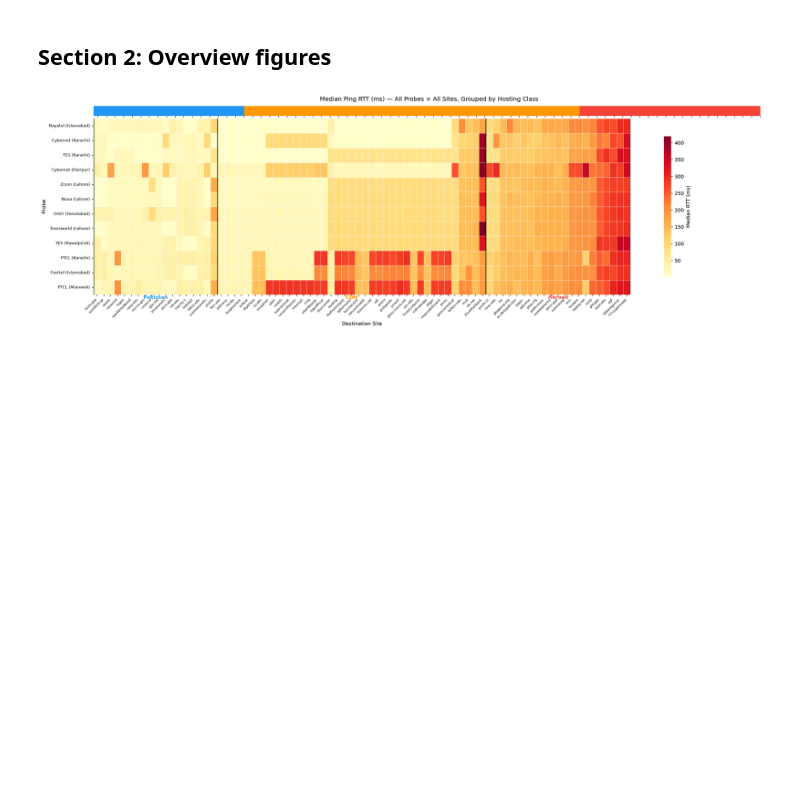
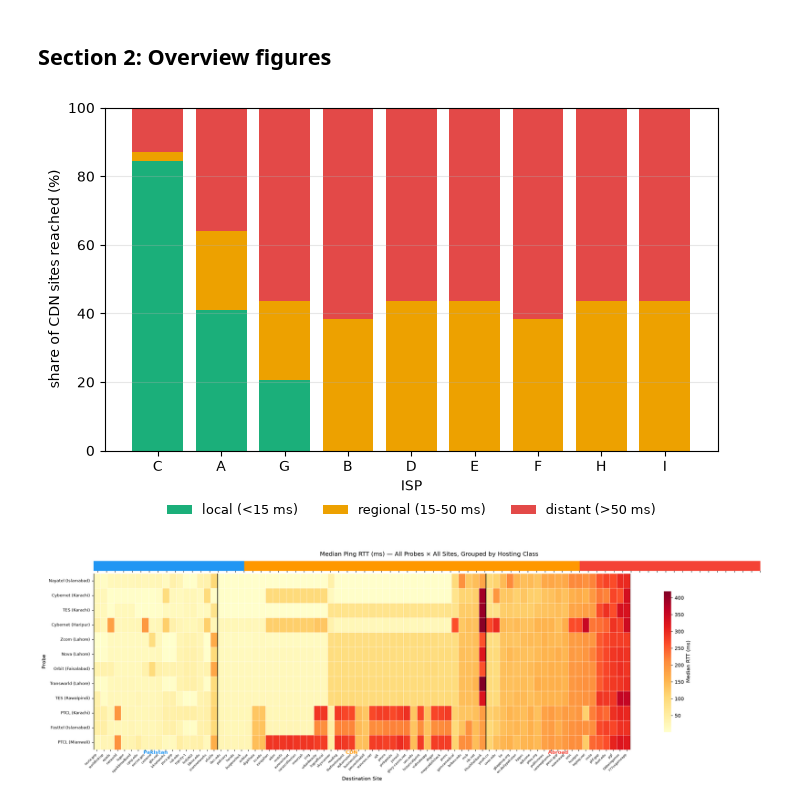
Before and after one commit to msaqib/pkinternet, a Jupyter notebook: experiments/07_longitudinal_panel/analysis/exp07_analysis.ipynb, the cells around one changed output. Drawn from its saved outputs; the diff is of its cells as text; code cells hidden in the pictures; blank space fills up the shorter version.

```diff
--- a/experiments/07_longitudinal_panel/analysis/exp07_analysis.ipynb
+++ b/experiments/07_longitudinal_panel/analysis/exp07_analysis.ipynb
@@ -235,6 +235,50 @@ Summary of Cleaning:
 - created trace_hops separately dropping hop_count 255 (timeouts) which is only for hop count analysis
 # %% [markdown]
 ## Section 2: Overview figures
+# %%
+import pandas as pd
+import matplotlib.pyplot as plt
+
+ISP_LABEL = {
+    'cybernet': 'A', 'fasttel': 'B', 'nayatel': 'C',
+    'nova': 'D', 'orbit': 'E', 'ptcl': 'F', 'tes': 'G',
+    'transworld': 'H', 'zcom': 'I',
+}
+
+cdn = pd.read_csv('cdn.csv')
+
+def pct(s, k):
+    return round((s == k).mean() * 100, 1)
+
+summ = cdn.groupby('isp').apply(lambda g: pd.Series({
+    'n_pairs':      len(g),
+    'median_rtt':   g['min_rtt_ms'].median(),
+    'pct_local':    pct(g['pop_class'], 'local'),
+    'pct_regional': pct(g['pop_class'], 'regional'),
+    'pct_distant':  pct(g['pop_class'], 'distant'),
+}), include_groups=False).reset_index()
+summ['isp_label'] = summ['isp'].map(ISP_LABEL)
+summ = summ.sort_values('pct_local', ascending=False)
+
+GREEN, AMBER, RED = '#1baf7a', '#eda100', '#e34948'
+
+fig, ax = plt.subplots(figsize=(7, 4.5))
+labs = summ['isp_label']
+loc, reg, dis = summ['pct_local'], summ['pct_regional'], summ['pct_distant']
+
+ax.bar(labs, loc, color=GREEN, label='local (<15 ms)')
+ax.bar(labs, reg, bottom=loc, color=AMBER, label='regional (15-50 ms)')
+ax.bar(labs, dis, bottom=loc + reg, color=RED, label='distant (>50 ms)')
+
+ax.set_ylim(0, 100)
+ax.set_ylabel('share of CDN sites reached (%)')
+ax.set_xlabel('ISP')
+ax.legend(frameon=False, ncol=3, fontsize=9, loc='upper center', bbox_to_anchor=(0.5, -0.12))
+ax.grid(axis='y', alpha=0.3)
+plt.tight_layout()
+plt.show()
+# %% [output]
+[figure, added]
 # %%
 # ── RTT Heatmap — All Hosting Classes (grouped + labeled by hosting class) ───
 
```
Also changed, not shown: parts of 1 cell of this notebook, 14 other files.
